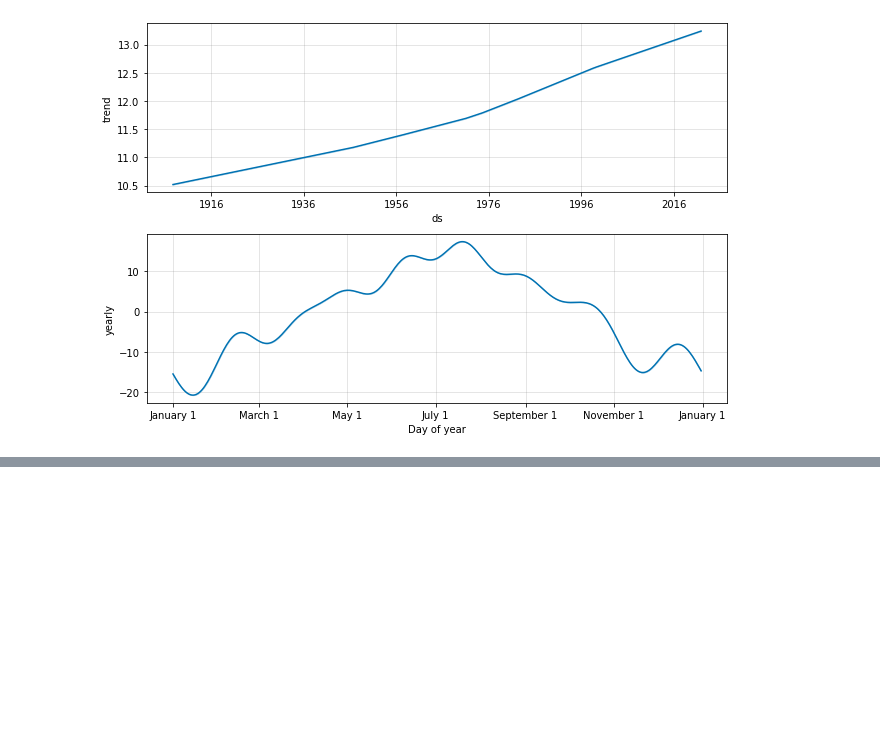
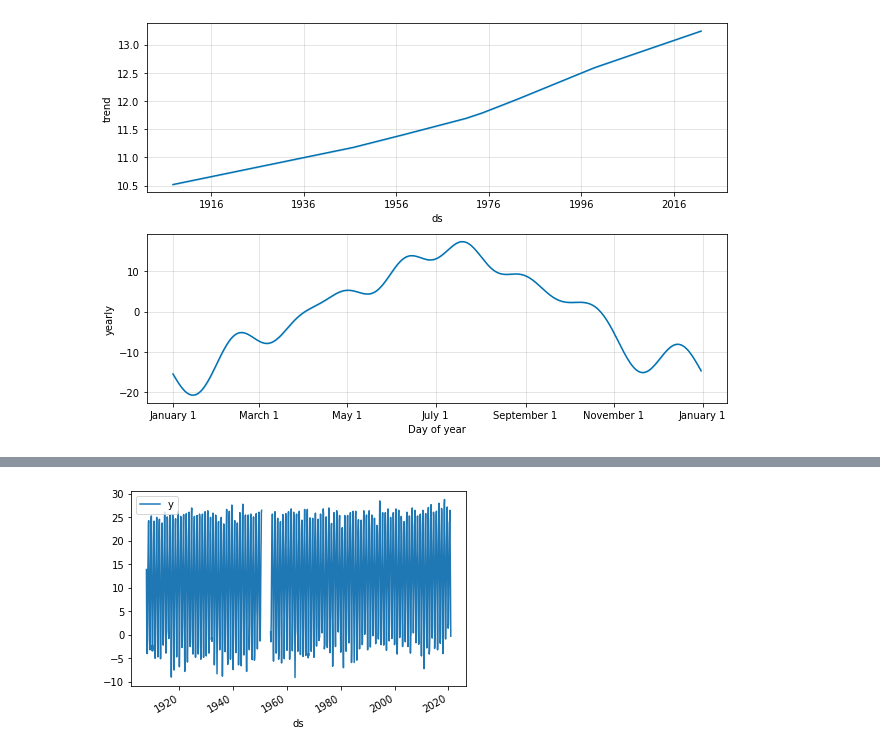
Before and after one commit to koreabao/public_data, a Jupyter notebook: 날씨_1.ipynb, the cells around one changed output, grey strips where cells are left out. Cells and saved outputs as stored; diff of their text form; code cells hidden in the pictures; blank space fills up the shorter version.

```diff
--- a/날씨_1.ipynb
+++ b/날씨_1.ipynb
@@ -157,0 +233,4 @@ model.plot_components(prediction);
+# %%
+pf1.set_index('ds').plot();
+# %% [output]
+[figure, added]
```
Also changed, not shown: parts of 21 cells of this notebook.
